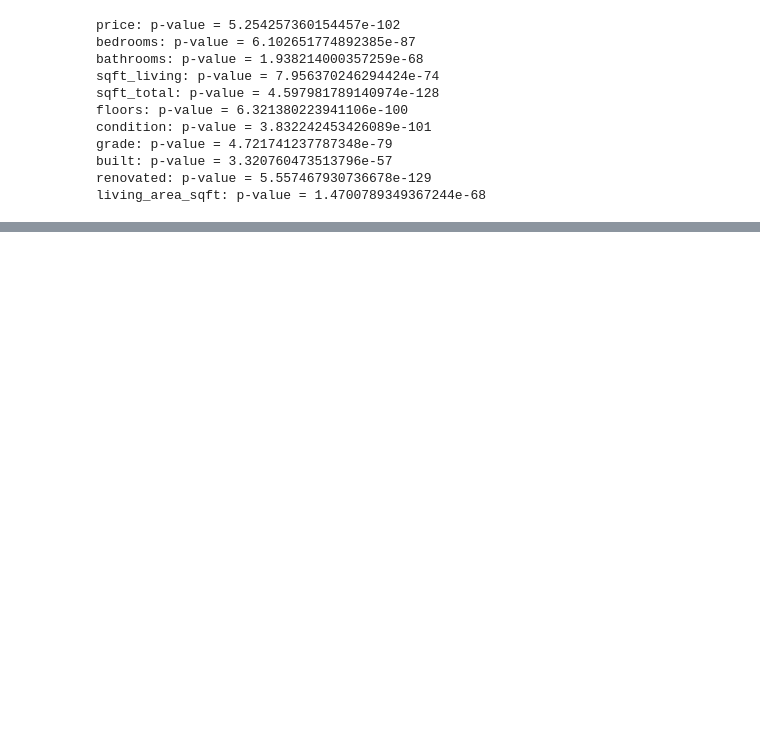
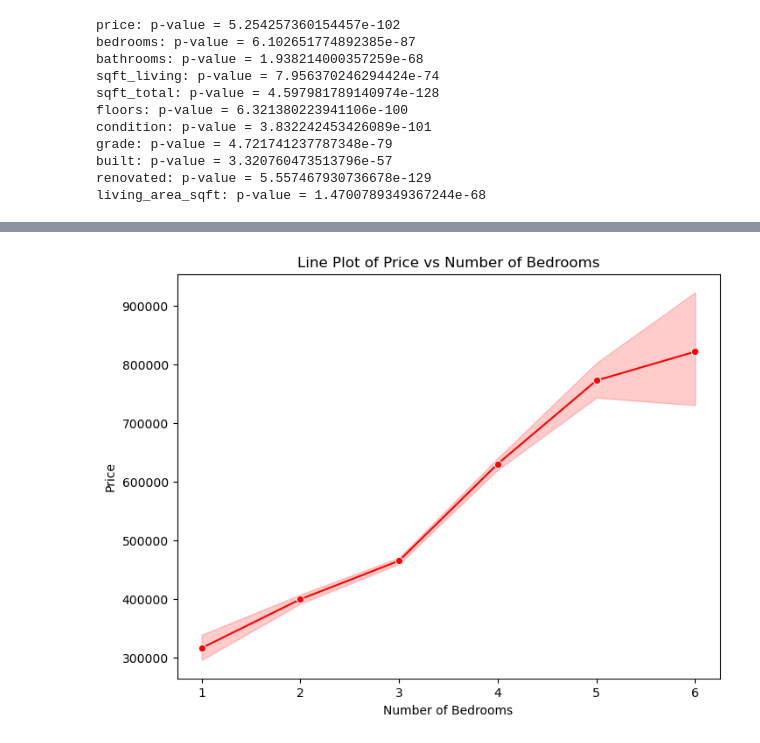
Before and after one commit to kimerajoseph/MSc_Data_Science, a Jupyter notebook: Assesment_jn.ipynb, the cells around one changed output, grey strips where cells are left out. Drawn from its saved outputs; the diff is of its cells as text; code cells hidden in the pictures; blank space fills up the shorter version.

```diff
--- a/Assesment_jn.ipynb
+++ b/Assesment_jn.ipynb
@@ -326,0 +406,11 @@ living_area_sqft: p-value = 1.4700789349367244e-68
+# %%
+plt.figure(figsize=(8, 6))
+sns.lineplot(x=filtered_housing_df['bedrooms'], y=filtered_housing_df['price'], marker='o', color='red')
+
+plt.xlabel('Number of Bedrooms')
+plt.ylabel('Price')
+plt.title('Line Plot of Price vs Number of Bedrooms')
+
+plt.show()
+# %% [output]
+[figure, added]
```
Also changed, not shown: parts of 10 cells of this notebook, 1 other file.
